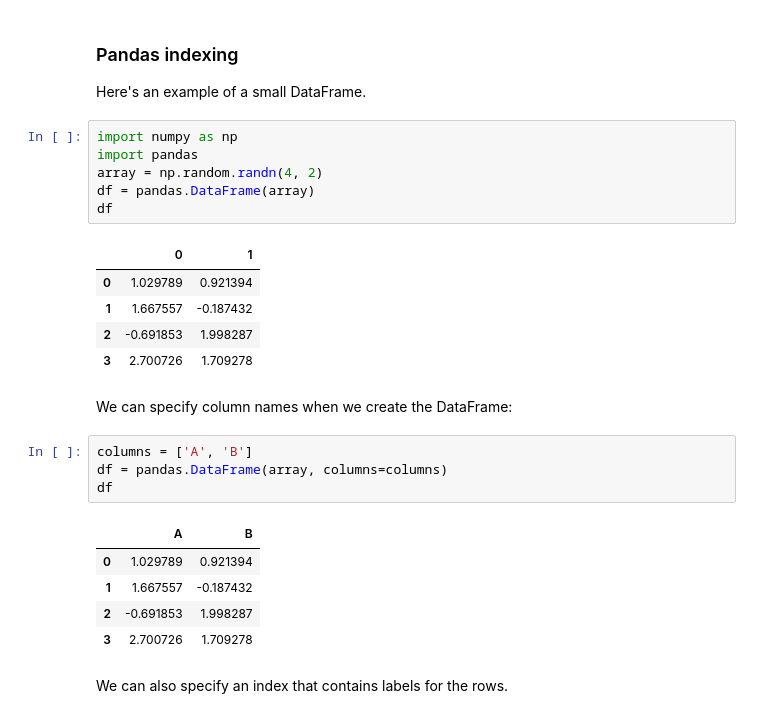
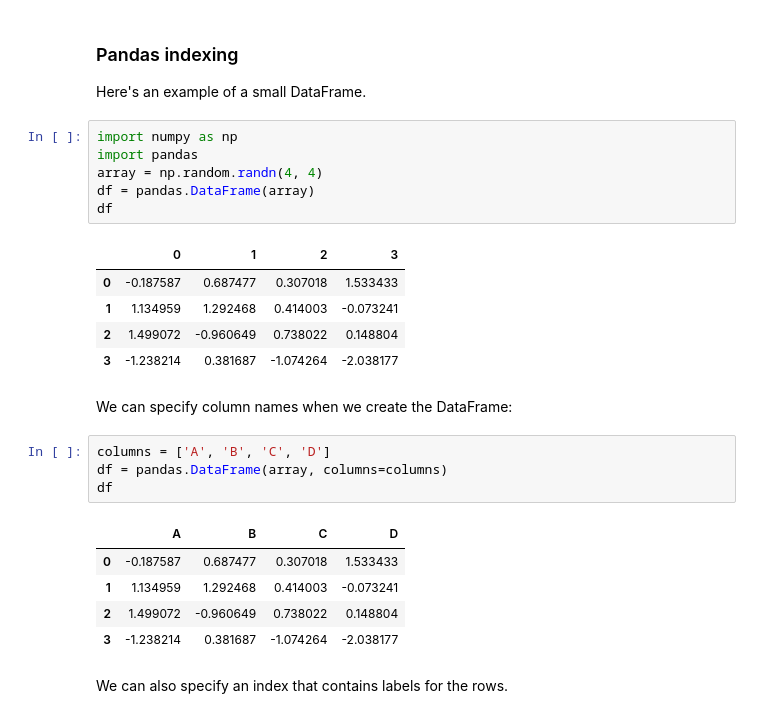
Before and after one commit to coverney/ThinkStats2, a Jupyter notebook: code/chap03mine.ipynb, the cells around one changed output. Cells and saved outputs as stored; diff of their text form.

```diff
--- a/code/chap03mine.ipynb
+++ b/code/chap03mine.ipynb
@@ -223,27 +223,27 @@ Here's an example of a small DataFrame.
 # %%
 import numpy as np
 import pandas
-array = np.random.randn(4, 2)
+array = np.random.randn(4, 4)
 df = pandas.DataFrame(array)
 df
 # %% [output]
-|  | 0 | 1 |
-| 0 | 1.029789 | 0.921394 |
-| 1 | 1.667557 | -0.187432 |
-| 2 | -0.691853 | 1.998287 |
-| 3 | 2.700726 | 1.709278 |
+|  | 0 | 1 | 2 | 3 |
+| 0 | -0.187587 | 0.687477 | 0.307018 | 1.533433 |
+| 1 | 1.134959 | 1.292468 | 0.414003 | -0.073241 |
+| 2 | 1.499072 | -0.960649 | 0.738022 | 0.148804 |
+| 3 | -1.238214 | 0.381687 | -1.074264 | -2.038177 |
 # %% [markdown]
 We can specify column names when we create the DataFrame:
 # %%
-columns = ['A', 'B']
+columns = ['A', 'B', 'C', 'D']
 df = pandas.DataFrame(array, columns=columns)
 df
 # %% [output]
-|  | A | B |
-| 0 | 1.029789 | 0.921394 |
-| 1 | 1.667557 | -0.187432 |
-| 2 | -0.691853 | 1.998287 |
-| 3 | 2.700726 | 1.709278 |
+|  | A | B | C | D |
+| 0 | -0.187587 | 0.687477 | 0.307018 | 1.533433 |
+| 1 | 1.134959 | 1.292468 | 0.414003 | -0.073241 |
+| 2 | 1.499072 | -0.960649 | 0.738022 | 0.148804 |
+| 3 | -1.238214 | 0.381687 | -1.074264 | -2.038177 |
 # %% [markdown]
 We can also specify an index that contains labels for the rows.
 # %%
```
Also changed, not shown: parts of 10 cells of this notebook.
